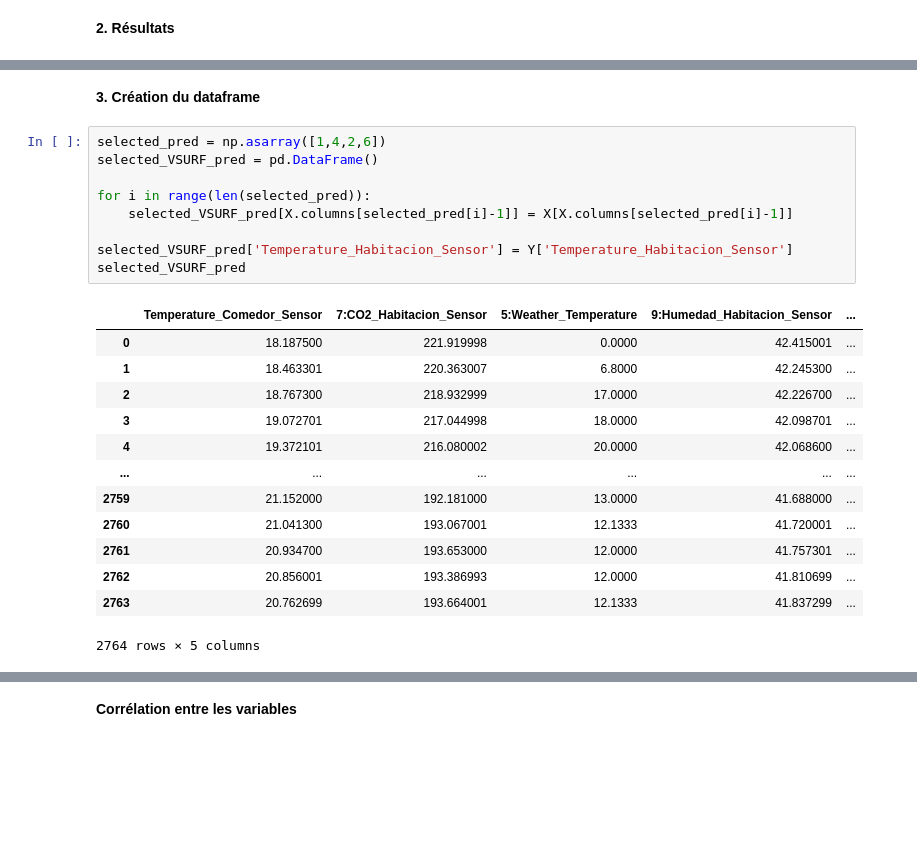
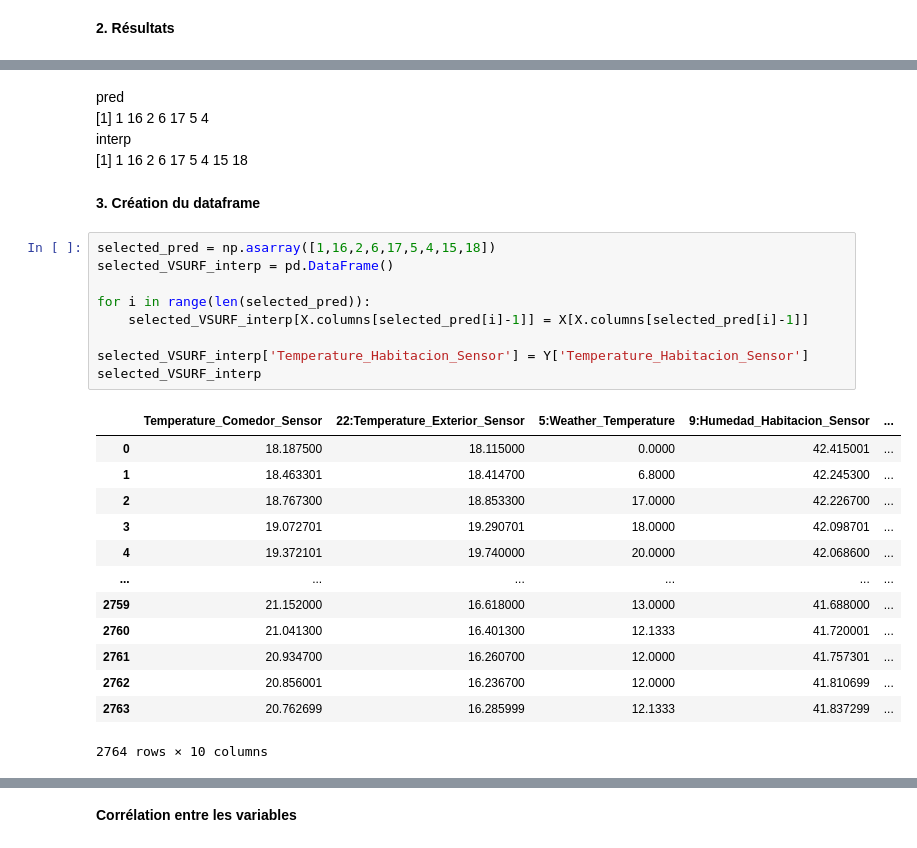
Before and after one commit to AlexandreBourrieau/ML2, a Jupyter notebook: RandomForest/SML2010_Selection_Variables.ipynb, the cells around one changed output, grey strips where cells are left out. Cells and saved outputs as stored; diff of their text form; blank space fills up the shorter version.

```diff
--- a/RandomForest/SML2010_Selection_Variables.ipynb
+++ b/RandomForest/SML2010_Selection_Variables.ipynb
@@ -650,28 +637,33 @@ Résultats :
+# %% [markdown]
+pred
+[1]  1 16  2  6 17  5  4
+interp
+[1]  1 16  2  6 17  5  4 15 18
 # %% [markdown]
 **3. Création du dataframe**
 # %%
-selected_pred = np.asarray([1,4,2,6])
-selected_VSURF_pred = pd.DataFrame()
+selected_pred = np.asarray([1,16,2,6,17,5,4,15,18])
+selected_VSURF_interp = pd.DataFrame()
 
 for i in range(len(selected_pred)):
-    selected_VSURF_pred[X.columns[selected_pred[i]-1]] = X[X.columns[selected_pred[i]-1]]
+    selected_VSURF_interp[X.columns[selected_pred[i]-1]] = X[X.columns[selected_pred[i]-1]]
 
-selected_VSURF_pred['Temperature_Habitacion_Sensor'] = Y['Temperature_Habitacion_Sensor']
-selected_VSURF_pred
+selected_VSURF_interp['Temperature_Habitacion_Sensor'] = Y['Temperature_Habitacion_Sensor']
+selected_VSURF_interp
 # %% [output]
-|  | Temperature_Comedor_Sensor | 7:CO2_Habitacion_Sensor | 5:Weather_Temperature | 9:Humedad_Habitacion_Sensor | ... |
-| 0 | 18.187500 | 221.919998 | 0.0000 | 42.415001 | ... |
-| 1 | 18.463301 | 220.363007 | 6.8000 | 42.245300 | ... |
-| 2 | 18.767300 | 218.932999 | 17.0000 | 42.226700 | ... |
-| 3 | 19.072701 | 217.044998 | 18.0000 | 42.098701 | ... |
-| 4 | 19.372101 | 216.080002 | 20.0000 | 42.068600 | ... |
+|  | Temperature_Comedor_Sensor | 22:Temperature_Exterior_Sensor | 5:Weather_Temperature | 9:Humedad_Habitacion_Sensor | ... |
+| 0 | 18.187500 | 18.115000 | 0.0000 | 42.415001 | ... |
+| 1 | 18.463301 | 18.414700 | 6.8000 | 42.245300 | ... |
+| 2 | 18.767300 | 18.853300 | 17.0000 | 42.226700 | ... |
+| 3 | 19.072701 | 19.290701 | 18.0000 | 42.098701 | ... |
+| 4 | 19.372101 | 19.740000 | 20.0000 | 42.068600 | ... |
 | ... | ... | ... | ... | ... | ... |
-| 2759 | 21.152000 | 192.181000 | 13.0000 | 41.688000 | ... |
-| 2760 | 21.041300 | 193.067001 | 12.1333 | 41.720001 | ... |
-| 2761 | 20.934700 | 193.653000 | 12.0000 | 41.757301 | ... |
-| 2762 | 20.856001 | 193.386993 | 12.0000 | 41.810699 | ... |
-| 2763 | 20.762699 | 193.664001 | 12.1333 | 41.837299 | ... |
+| 2759 | 21.152000 | 16.618000 | 13.0000 | 41.688000 | ... |
+| 2760 | 21.041300 | 16.401300 | 12.1333 | 41.720001 | ... |
+| 2761 | 20.934700 | 16.260700 | 12.0000 | 41.757301 | ... |
+| 2762 | 20.856001 | 16.236700 | 12.0000 | 41.810699 | ... |
+| 2763 | 20.762699 | 16.285999 | 12.1333 | 41.837299 | ... |
-2764 rows × 5 columns
+2764 rows × 10 columns
 # %%
 from google.colab import files
 
```
Also changed, not shown: parts of 8 cells of this notebook.
